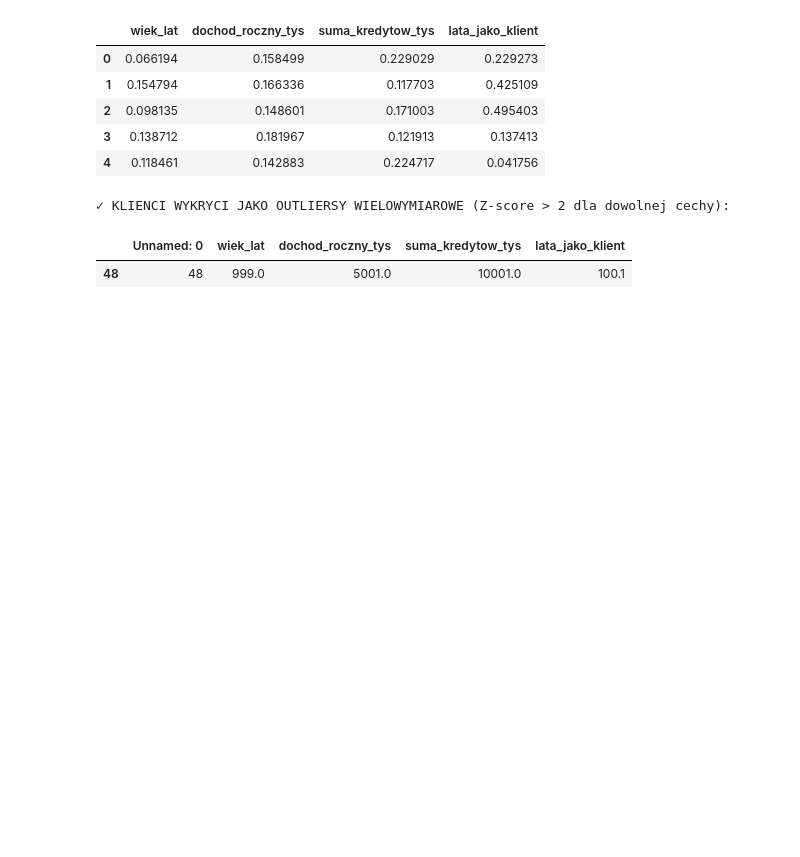
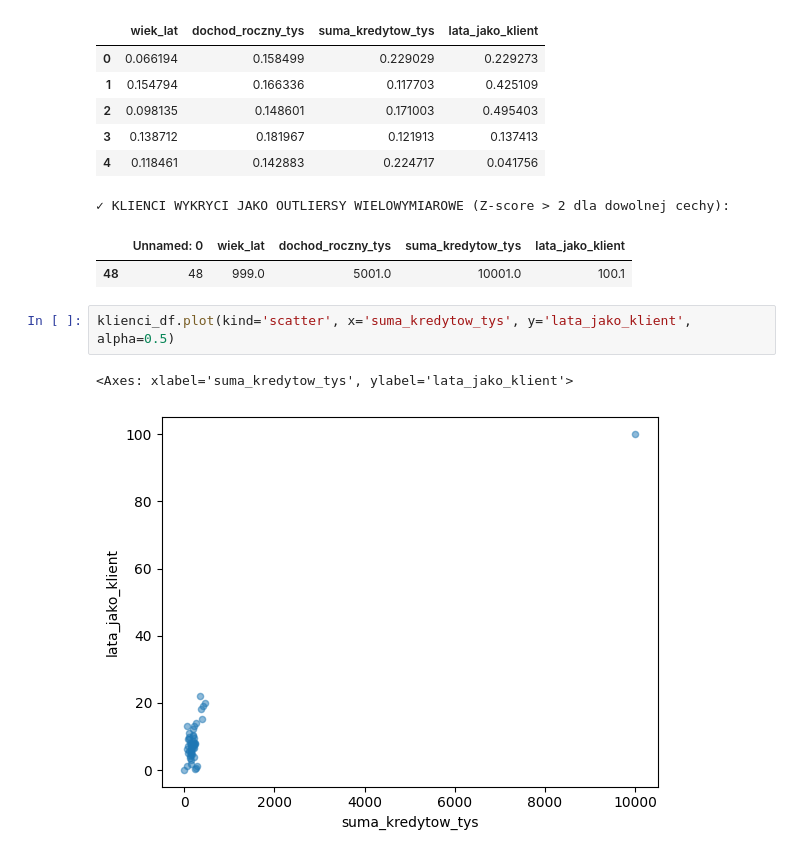
Before and after one commit to Student410210/Praca-z-zaj-, a Jupyter notebook: wykrywanie_elementow_odstajacych.ipynb, the cells around one changed output. Cells and saved outputs as stored; diff of their text form; blank space fills up the shorter version.

```diff
--- a/wykrywanie_elementow_odstajacych.ipynb
+++ b/wykrywanie_elementow_odstajacych.ipynb
@@ -502,3 +502,8 @@ Bezwzględne wartości Z-score dla każdej cechy:
 ✓ KLIENCI WYKRYCI JAKO OUTLIERSY WIELOWYMIAROWE (Z-score > 2 dla dowolnej cechy):
 |  | Unnamed: 0 | wiek_lat | dochod_roczny_tys | suma_kredytow_tys | lata_jako_klient |
 | 48 | 48 | 999.0 | 5001.0 | 10001.0 | 100.1 |
+# %%
+klienci_df.plot(kind='scatter', x='suma_kredytow_tys', y='lata_jako_klient', alpha=0.5)
+# %% [output]
+<Axes: xlabel='suma_kredytow_tys', ylabel='lata_jako_klient'>
+[figure, added]
```
Also changed, not shown: parts of 2 cells of this notebook.
